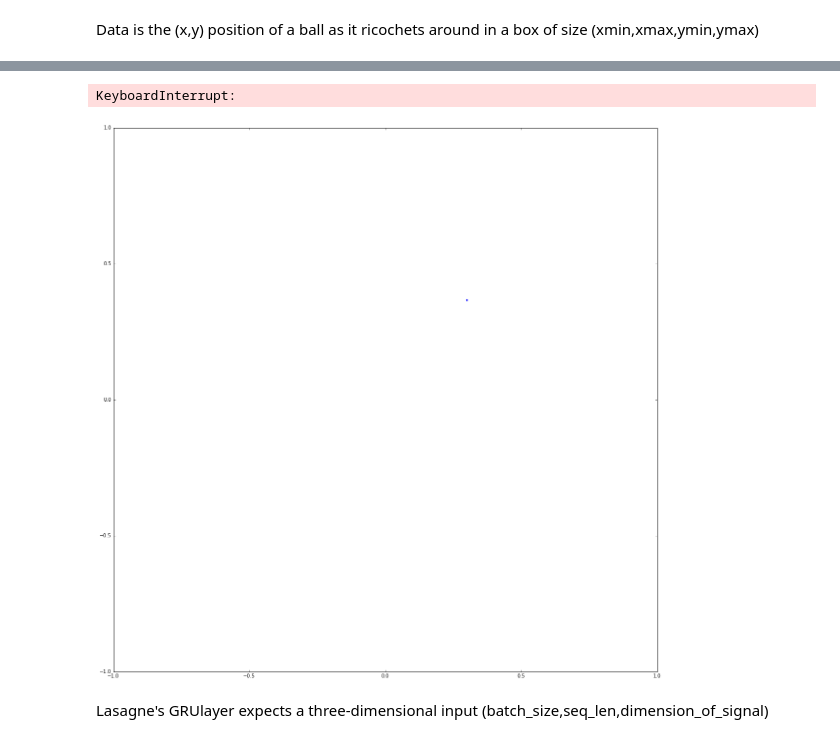
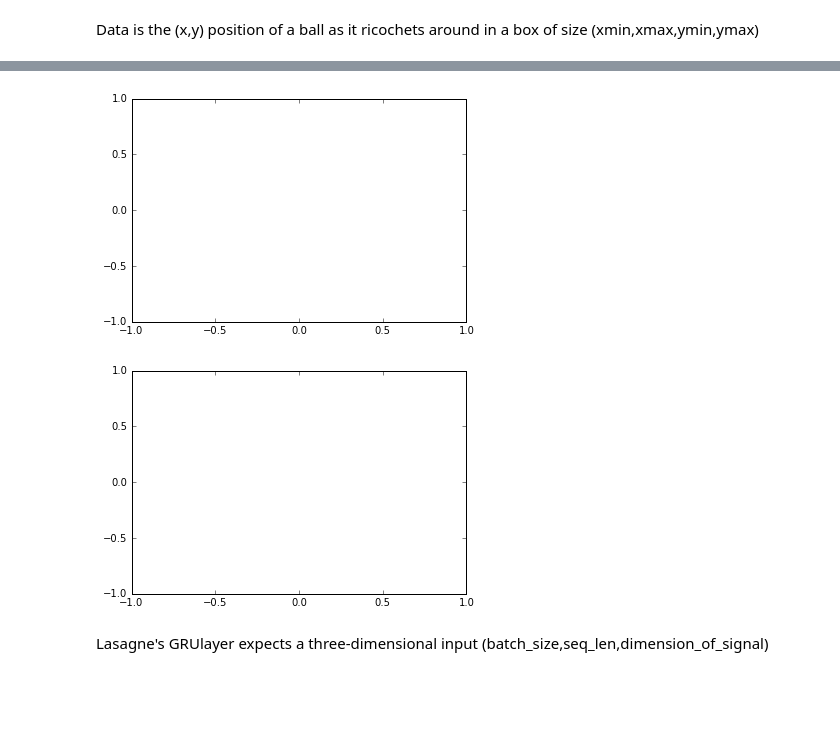
Before and after one commit to deoxyribose/prednet, a Jupyter notebook: bouncing_ball_rnn_ten_sequences_three_hidden_layers-Copy1.ipynb, the cells around one changed output, grey strips where cells are left out. Saved outputs shown, nothing was run; the diff lists cells and outputs as text; code cells hidden in the pictures; blank space fills up the shorter version.

```diff
--- a/bouncing_ball_rnn_ten_sequences_three_hidden_layers-Copy1.ipynb
+++ b/bouncing_ball_rnn_ten_sequences_three_hidden_layers-Copy1.ipynb
@@ -50,15 +47,15 @@ plt.plot(*x[5,:,:].T,'.')
 # %%
 pos = x[3]
 for n in range(nsteps):
     display.display(plt.clf());
-    plt.plot(*pos[n,:].T,'.',color='b');
+    #plt.plot(*pos[n,:].T,'.',color='b');
     plt.xlim(-1,1);
     plt.ylim(-1,1);
     display.clear_output(wait=True);
     display.display(plt.gcf());
 # %% [output]
-KeyboardInterrupt:
-[figure, old version]
+[figure, new version]
+[figure, added]
 # %% [markdown]
 Lasagne's GRUlayer expects a three-dimensional input (batch_size,seq_len,dimension_of_signal)
 # %%
```
Also changed, not shown: parts of 19 cells of this notebook.
